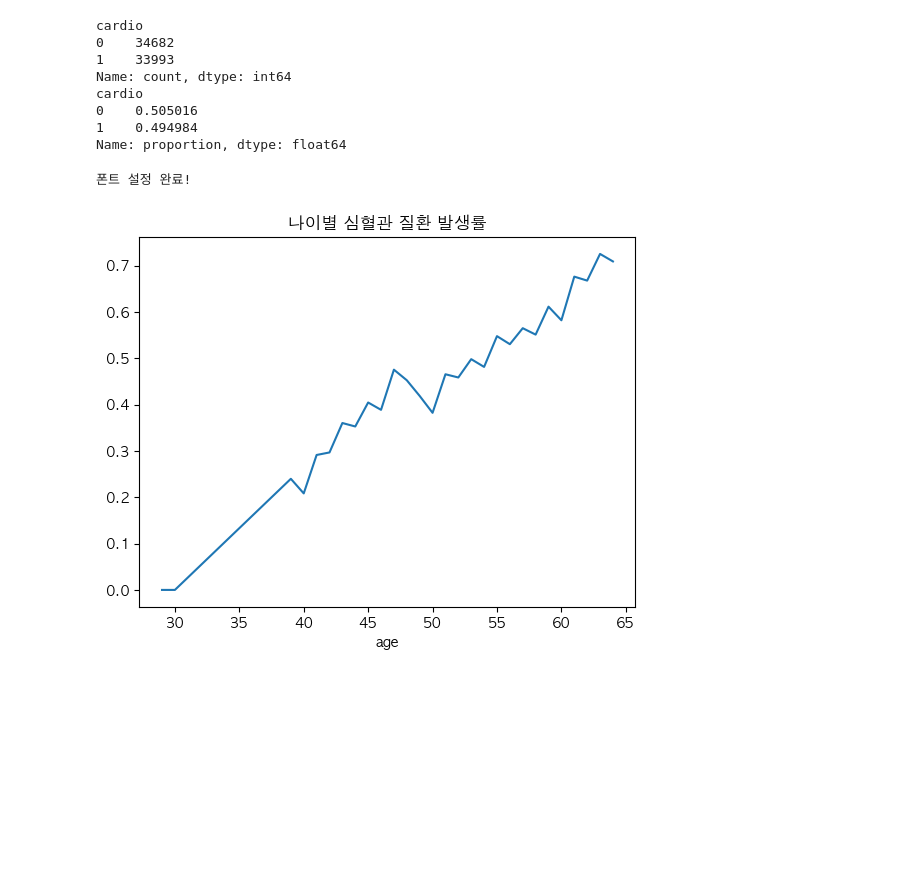
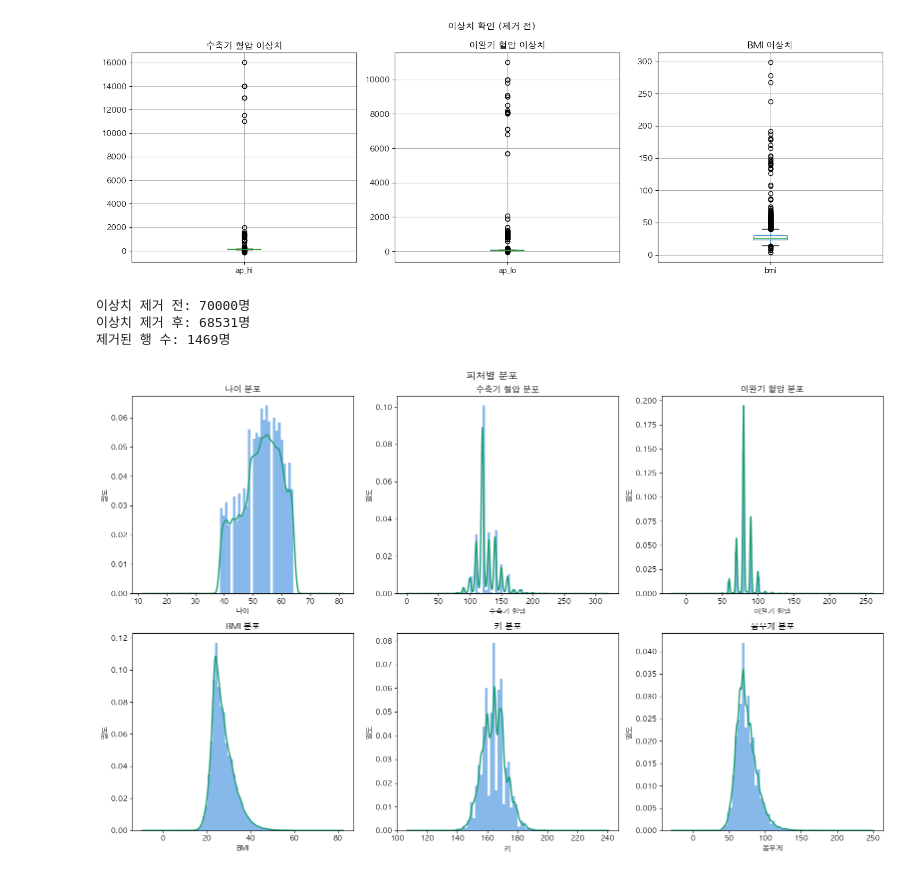
Before and after one commit to AI-HealthCare-02/AI_02_01, a Jupyter notebook: ai/models/notebooks/01_eda.ipynb, the cells around one changed output. Saved outputs shown, nothing was run; the diff lists cells and outputs as text; code cells hidden in the pictures; blank space fills up the shorter version.

```diff
--- a/ai/models/notebooks/01_eda.ipynb
+++ b/ai/models/notebooks/01_eda.ipynb
@@ -108,33 +126,61 @@ print(f"이상치 제거 후: {df.shape}")
 # %%
-# 심혈관 질환 있는 사람 vs 없는 사람 비율
-print(df['cardio'].value_counts())
-print(df['cardio'].value_counts(normalize=True))
+# ── 셀 6: 이상치 시각화 (제거 전)
+fig, axes = plt.subplots(1, 3, figsize=(15, 5))
+
+df.boxplot(column='ap_hi', ax=axes[0])
+axes[0].set_title('수축기 혈압 이상치')
+
+df.boxplot(column='ap_lo', ax=axes[1])
+axes[1].set_title('이완기 혈압 이상치')
+
+df.boxplot(column='bmi', ax=axes[2])
+axes[2].set_title('BMI 이상치')
+
+plt.suptitle('이상치 확인 (제거 전)')
+plt.tight_layout()
+plt.show()
 # %% [output]
-cardio
-0    34682
-1    33993
-Name: count, dtype: int64
-cardio
-0    0.505016
-1    0.494984
-Name: proportion, dtype: float64
+[figure, added]
 # %%
-import matplotlib.pyplot as plt
-import matplotlib.font_manager as fm
-
-# Mac 한글 폰트 설정
-plt.rcParams['font.family'] = 'AppleGothic'
-plt.rcParams['axes.unicode_minus'] = False
-
-# 폰트 적용 확인
-print("폰트 설정 완료!")
+# ── 셀 7: 이상치 제거 (의학적 정상 범위 기준)
+# 02_preprocessing.ipynb와 동일한 기준 적용
+before = len(df)
+df_clean = df[
+    (df['ap_hi'] >= 80)   & (df['ap_hi'] <= 250) &
+    (df['ap_lo'] >= 50)   & (df['ap_lo'] <= 200) &
+    (df['height'] >= 140) & (df['height'] <= 210) &
+    (df['weight'] >= 40)  & (df['weight'] <= 180) &
+    (df['bmi'] >= 10)     & (df['bmi'] <= 60)
+]
+after = len(df_clean)
+print(f'이상치 제거 전: {before}명')
+print(f'이상치 제거 후: {after}명')
+print(f'제거된 행 수: {before - after}명')
 # %% [output]
-폰트 설정 완료!
+이상치 제거 전: 70000명
+이상치 제거 후: 68531명
+제거된 행 수: 1469명
 # %%
-# 나이별 발생률
-df.groupby('age')['cardio'].mean().plot()
-plt.title('나이별 심혈관 질환 발생률')
+# ── 셀 8: 피처별 분포 시각화
+features = ['age', 'ap_hi', 'ap_lo', 'bmi', 'height', 'weight']
+labels   = ['나이', '수축기 혈압', '이완기 혈압', 'BMI', '키', '몸무게']
+
+fig, axes = plt.subplots(2, 3, figsize=(16, 10))
+axes = axes.flatten()
+
+for i, (feat, label) in enumerate(zip(features, labels)):
+    axes[i].hist(df_clean[feat], bins=40,
+                 alpha=0.6, color='#378ADD',
+                 density=True, label='전체')
+    df_clean[feat].plot.kde(ax=axes[i],
+                             color='#1D9E75', linewidth=2)
+    axes[i].set_title(f'{label} 분포')
+    axes[i].set_xlabel(label)
+    axes[i].set_ylabel('밀도')
+
+plt.suptitle('피처별 분포', fontsize=14)
+plt.tight_layout()
 plt.show()
 # %% [output]
-[figure, old version]
+[figure, new version]
 # %%
```
Also changed, not shown: parts of 18 cells of this notebook.
